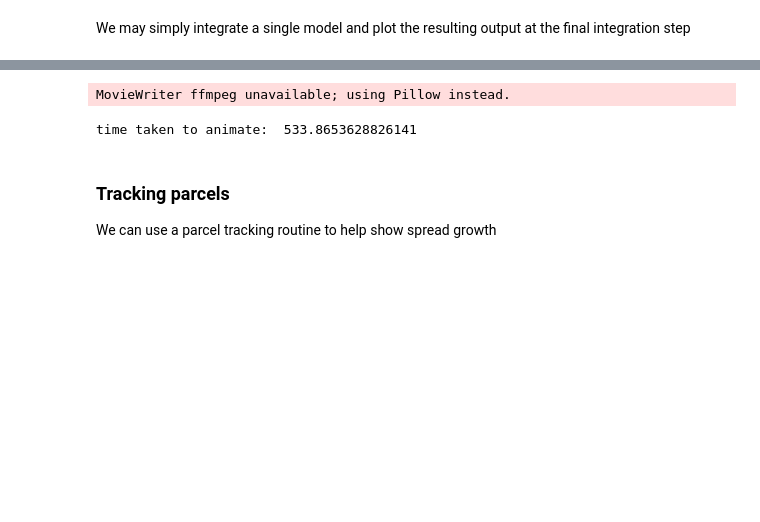
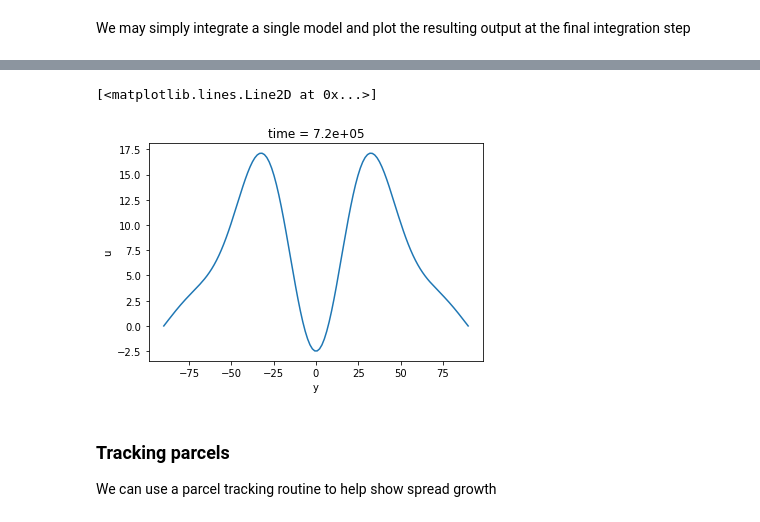
Before and after one commit to cdb227/bm3_forced_barotropic, a Jupyter notebook: singlemodel.ipynb, the cells around one changed output, grey strips where cells are left out. Drawn from its saved outputs; the diff is of its cells as text; code cells hidden in the pictures; blank space fills up the shorter version.

```diff
--- a/singlemodel.ipynb
+++ b/singlemodel.ipynb
@@ -78,0 +98,6 @@ output freq of 5.00 hours
+# %%
+plt.figure()
+sln.u.isel(time=-1).mean('x').plot()
+# %% [output]
+[<matplotlib.lines.Line2D at 0x...>]
+[figure, added]
@@ -79,11 +107,8 @@ output freq of 5.00 hours
 # %%
 #careful..this takes quite a while to run. ~4s/frame
-#starttime = time.time()
-#plotters.overview_animation(sln, times = [0,T], xs=None)
-#print('time taken to animate: ', time.time()-starttime)
+starttime = time.time()
+plotters.overview_animation(sln, times = [0,T], xs=None, filename = './images/overview_nonlinear_dt3000.gif')
+print('time taken to animate: ', time.time()-starttime)
-# %% [output]
-MovieWriter ffmpeg unavailable; using Pillow instead.
-time taken to animate:  533.8653628826141
 # %% [markdown]
 ### Tracking parcels
 We can use a parcel tracking routine to help show spread growth
```
Also changed, not shown: parts of 6 cells of this notebook, 5 other files.
